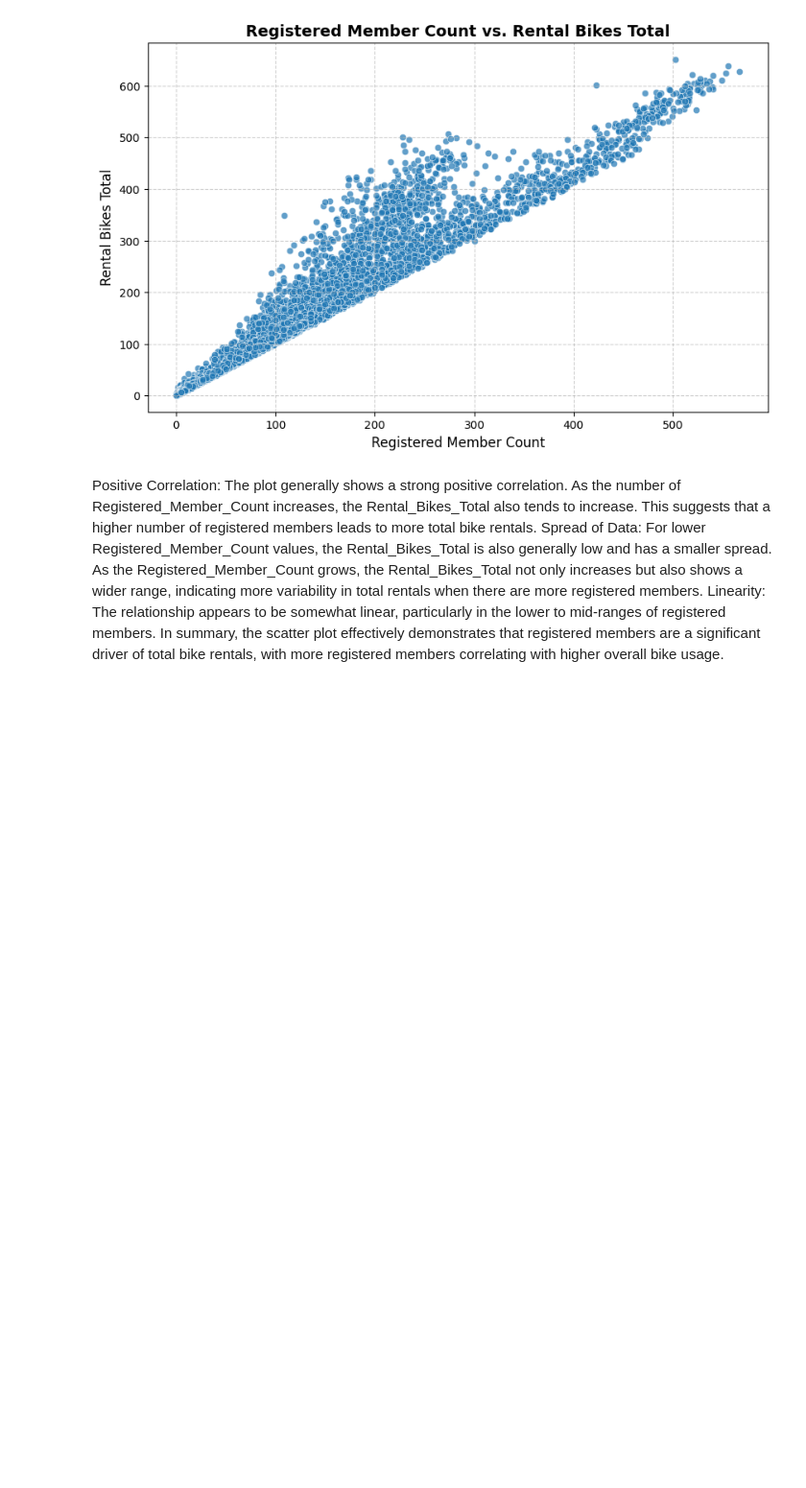
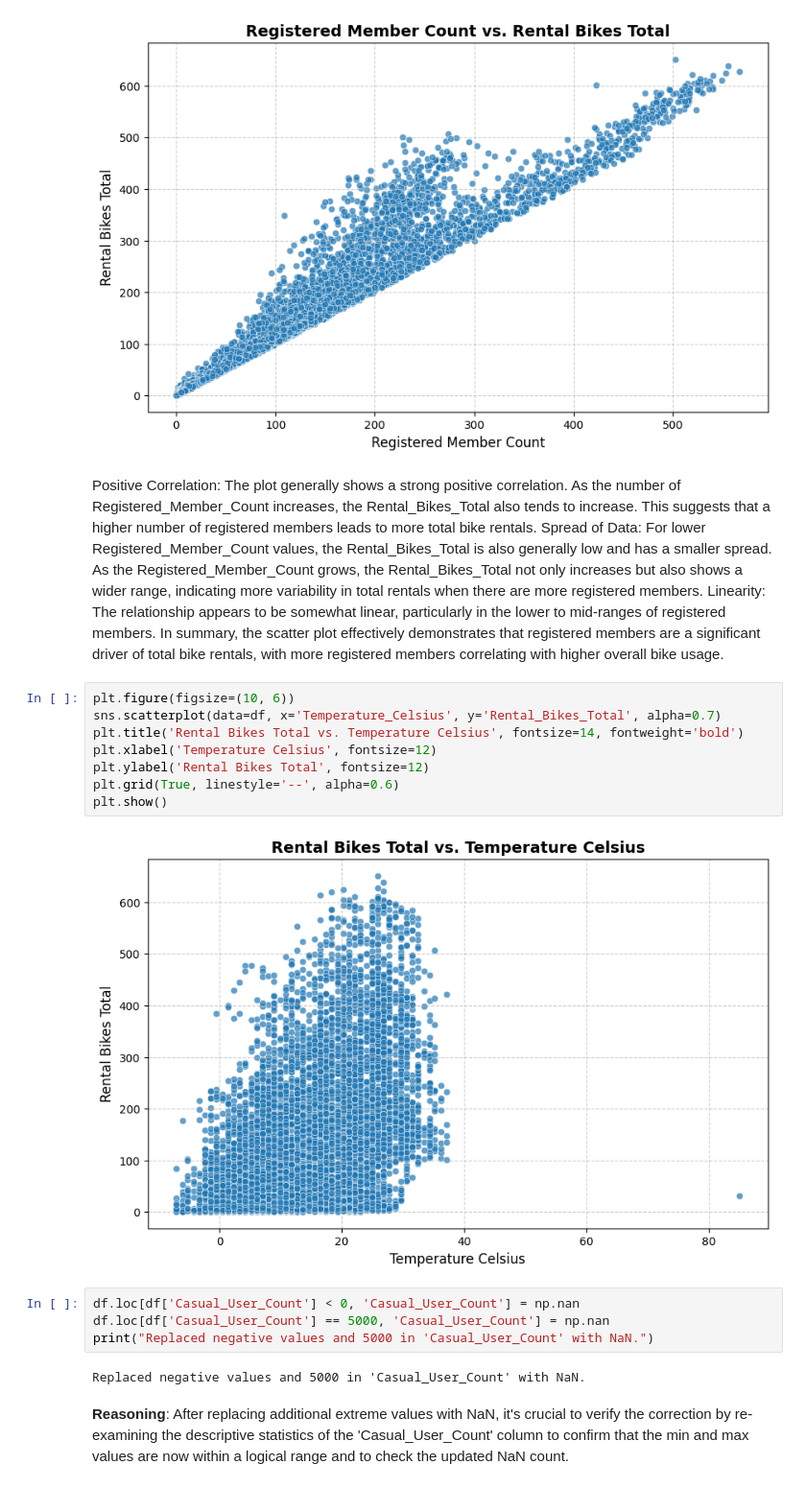
Before and after one commit to nananana25/MSI140, a Jupyter notebook: MIS140A1_Praba_200000072.ipynb, the cells around one changed output. Shown at 96% size. Drawn from its saved outputs; the diff is of its cells as text; blank space fills up the shorter version.

```diff
--- a/MIS140A1_Praba_200000072.ipynb
+++ b/MIS140A1_Praba_200000072.ipynb
@@ -542,3 +505,22 @@ Positive Correlation: The plot generally shows a strong positive correlation. As
 Spread of Data: For lower Registered_Member_Count values, the Rental_Bikes_Total is also generally low and has a smaller spread. As the Registered_Member_Count grows, the Rental_Bikes_Total not only increases but also shows a wider range, indicating more variability in total rentals when there are more registered members.
 Linearity: The relationship appears to be somewhat linear, particularly in the lower to mid-ranges of registered members.
 In summary, the scatter plot effectively demonstrates that registered members are a significant driver of total bike rentals, with more registered members correlating with higher overall bike usage.
+# %%
+plt.figure(figsize=(10, 6))
+sns.scatterplot(data=df, x='Temperature_Celsius', y='Rental_Bikes_Total', alpha=0.7)
+plt.title('Rental Bikes Total vs. Temperature Celsius', fontsize=14, fontweight='bold')
+plt.xlabel('Temperature Celsius', fontsize=12)
+plt.ylabel('Rental Bikes Total', fontsize=12)
+plt.grid(True, linestyle='--', alpha=0.6)
+plt.show()
+# %% [output]
+[figure, added]
+# %%
+df.loc[df['Casual_User_Count'] < 0, 'Casual_User_Count'] = np.nan
+df.loc[df['Casual_User_Count'] == 5000, 'Casual_User_Count'] = np.nan
+print("Replaced negative values and 5000 in 'Casual_User_Count' with NaN.")
+# %% [output]
+Replaced negative values and 5000 in 'Casual_User_Count' with NaN.
+# %% [markdown]
+**Reasoning**:
+After replacing additional extreme values with NaN, it's crucial to verify the correction by re-examining the descriptive statistics of the 'Casual_User_Count' column to confirm that the min and max values are now within a logical range and to check the updated NaN count.
```
Also changed, not shown: parts of 23 cells of this notebook.
